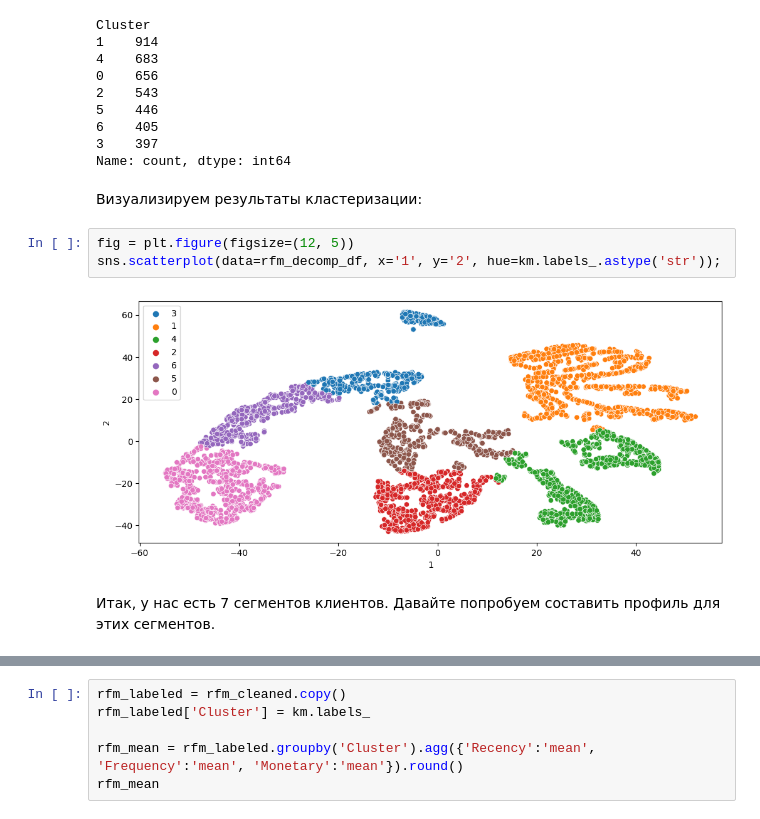
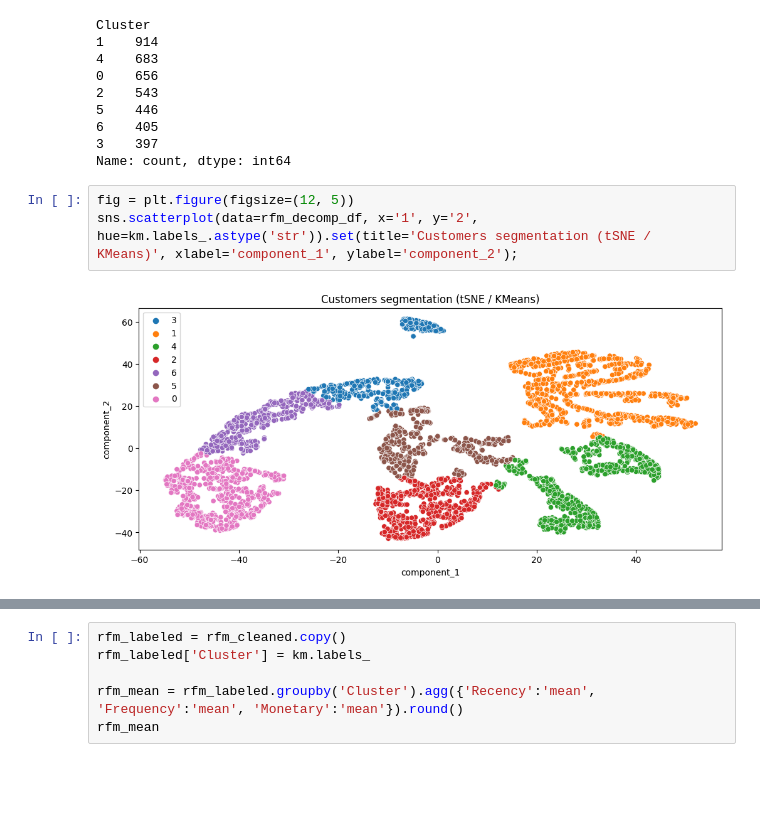
Before and after one commit to ssiarhei115/Shop-customers-segmentation, a Jupyter notebook: code.ipynb, the cells around one changed output, grey strips where cells are left out. Cells and saved outputs as stored; diff of their text form; blank space fills up the shorter version.

```diff
--- a/code.ipynb
+++ b/code.ipynb
@@ -1193,13 +755,8 @@ Cluster
 6    405
 3    397
 Name: count, dtype: int64
-# %% [markdown]
-Визуализируем результаты кластеризации:
 # %%
 fig = plt.figure(figsize=(12, 5))
-sns.scatterplot(data=rfm_decomp_df, x='1', y='2', hue=km.labels_.astype('str'));
+sns.scatterplot(data=rfm_decomp_df, x='1', y='2', hue=km.labels_.astype('str')).set(title='Customers segmentation (tSNE / KMeans)', xlabel='component_1', ylabel='component_2');
 # %% [output]
-[figure, old version]
+[figure, new version]
-# %% [markdown]
-
-Итак, у нас есть 7 сегментов клиентов. Давайте попробуем составить профиль для этих сегментов.
```
Also changed, not shown: parts of 131 cells of this notebook.
